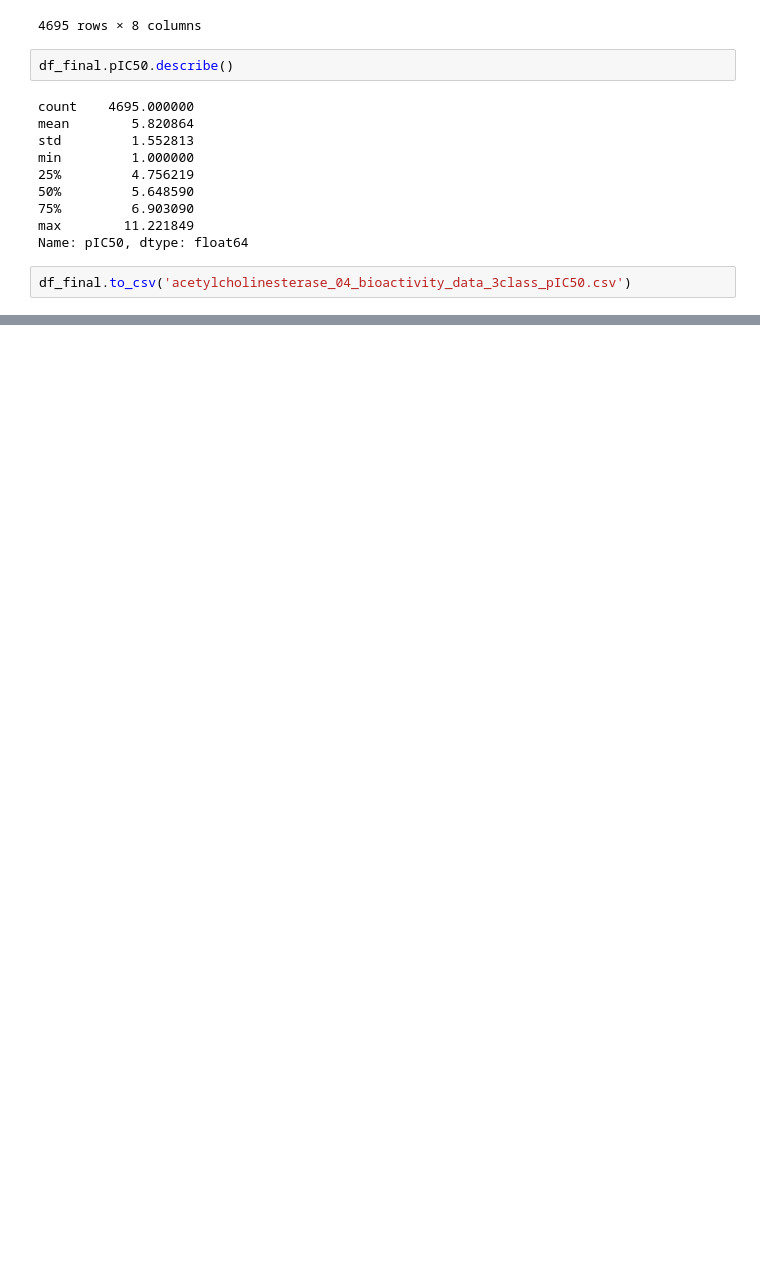
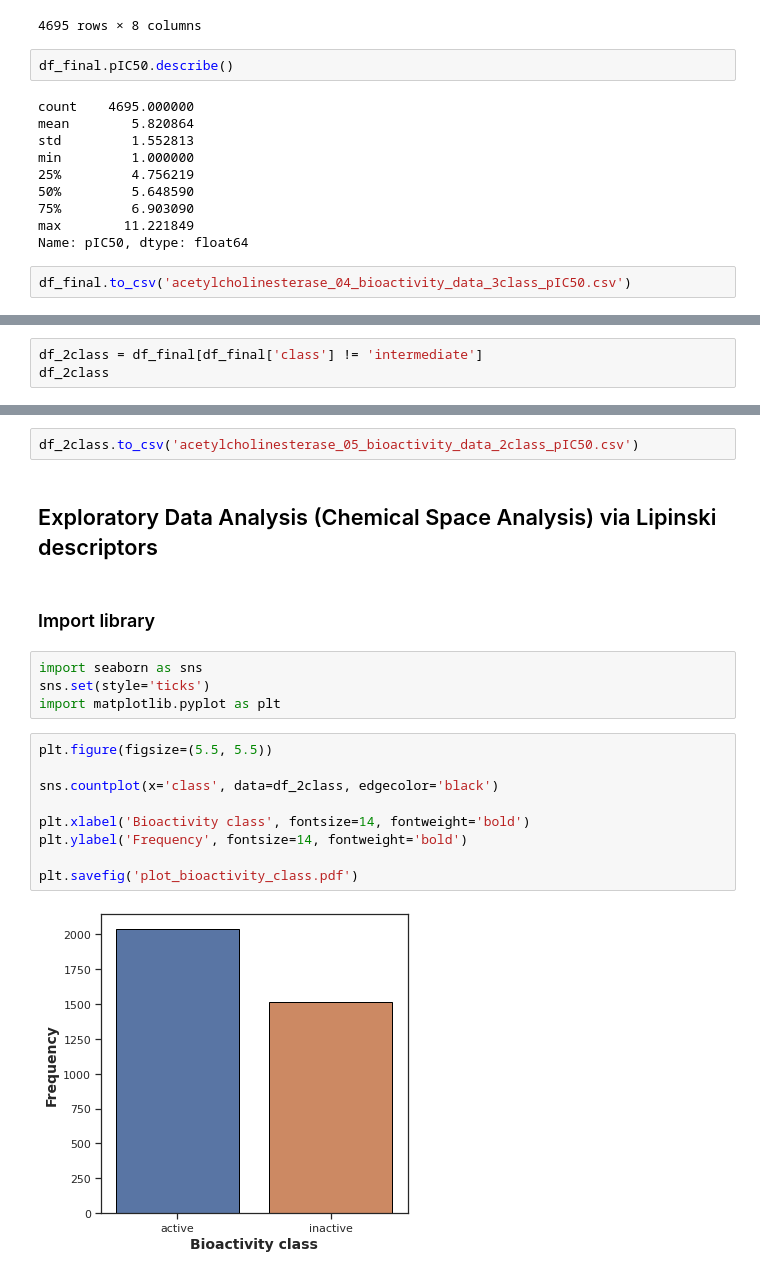
Before and after one commit to tanaymukherjee/ML-in-Bioinformatics, a Jupyter notebook: Part_2_EDA.ipynb, the cells around one changed output, grey strips where cells are left out. Saved outputs shown, nothing was run; the diff lists cells and outputs as text; blank space fills up the shorter version.

```diff
--- a/Part_2_EDA.ipynb
+++ b/Part_2_EDA.ipynb
@@ -340,0 +344,3 @@ df_final.to_csv('acetylcholinesterase_04_bioactivity_data_3class_pIC50.csv')
+# %%
+df_2class = df_final[df_final['class'] != 'intermediate']
+df_2class
@@ -340,0 +361,21 @@ df_final.to_csv('acetylcholinesterase_04_bioactivity_data_3class_pIC50.csv')
+# %%
+df_2class.to_csv('acetylcholinesterase_05_bioactivity_data_2class_pIC50.csv')
+# %% [markdown]
+## Exploratory Data Analysis (Chemical Space Analysis) via Lipinski descriptors
+# %% [markdown]
+### Import library
+# %%
+import seaborn as sns
+sns.set(style='ticks')
+import matplotlib.pyplot as plt
+# %%
+plt.figure(figsize=(5.5, 5.5))
+
+sns.countplot(x='class', data=df_2class, edgecolor='black')
+
+plt.xlabel('Bioactivity class', fontsize=14, fontweight='bold')
+plt.ylabel('Frequency', fontsize=14, fontweight='bold')
+
+plt.savefig('plot_bioactivity_class.pdf')
+# %% [output]
+[figure, added]
```
Also changed, not shown: parts of 24 cells of this notebook.
